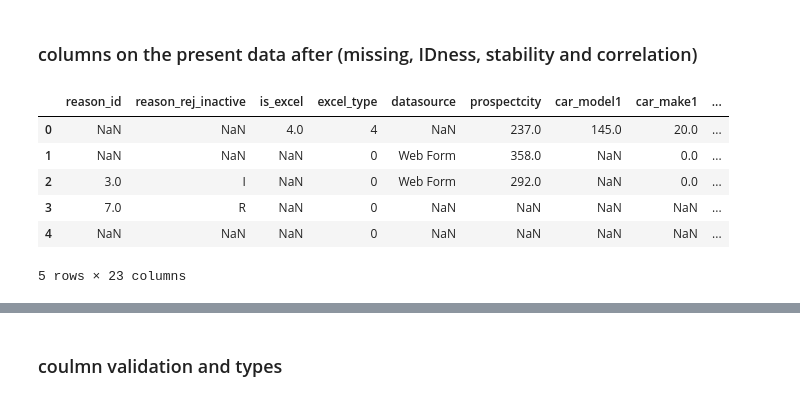
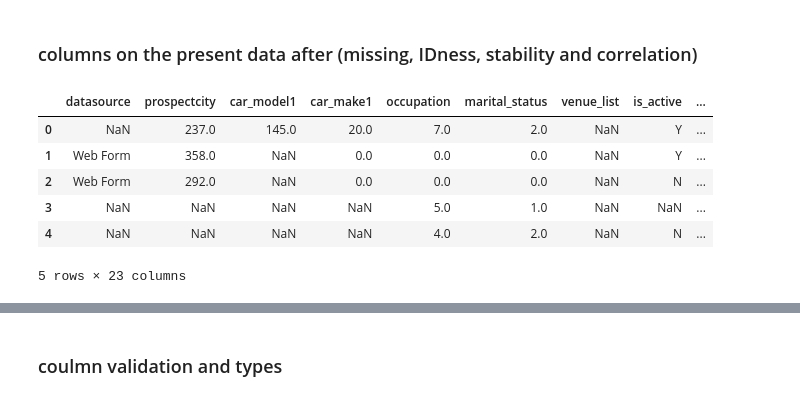
Before and after one commit to lokesh1233/LEAD_MS, a Jupyter notebook: notebooks/PreprocessingData.ipynb, the cells around one changed output, grey strips where cells are left out. Cells and saved outputs as stored; diff of their text form; code cells hidden in the pictures.

```diff
--- a/notebooks/PreprocessingData.ipynb
+++ b/notebooks/PreprocessingData.ipynb
@@ -122,16 +122,16 @@ Index(['id', 'prospect_id', 'isnewleadprimary', 'assigned_to_user_id',
 # %% [markdown]
 ### columns on the present data after (missing, IDness, stability and correlation)
 # %%
-lead_Prospect_mast[["reason_id", "reason_rej_inactive", "is_excel", "excel_type", "datasource", "prospectcity", "car_model1", "car_make1", "occupation",
+lead_Prospect_mast[["datasource", "prospectcity", "car_model1", "car_make1", "occupation",
 "marital_status", "venue_list", "is_active", "lead_score", "status", "pullpushflag", "city", "age_group", "interested", "reason", "position_role_id",
-"prospect_control_location", "lead_stage", "is_customer"]].head()
+"prospect_control_location", "lead_stage", "is_customer", "reason_id", "reason_rej_inactive", "is_excel", "excel_type"]].head()
 # %% [output]
-|  | reason_id | reason_rej_inactive | is_excel | excel_type | datasource | prospectcity | car_model1 | car_make1 | ... |
-| 0 | NaN | NaN | 4.0 | 4 | NaN | 237.0 | 145.0 | 20.0 | ... |
-| 1 | NaN | NaN | NaN | 0 | Web Form | 358.0 | NaN | 0.0 | ... |
-| 2 | 3.0 | I | NaN | 0 | Web Form | 292.0 | NaN | 0.0 | ... |
-| 3 | 7.0 | R | NaN | 0 | NaN | NaN | NaN | NaN | ... |
-| 4 | NaN | NaN | NaN | 0 | NaN | NaN | NaN | NaN | ... |
+|  | datasource | prospectcity | car_model1 | car_make1 | occupation | marital_status | venue_list | is_active | ... |
+| 0 | NaN | 237.0 | 145.0 | 20.0 | 7.0 | 2.0 | NaN | Y | ... |
+| 1 | Web Form | 358.0 | NaN | 0.0 | 0.0 | 0.0 | NaN | Y | ... |
+| 2 | Web Form | 292.0 | NaN | 0.0 | 0.0 | 0.0 | NaN | N | ... |
+| 3 | NaN | NaN | NaN | NaN | 5.0 | 1.0 | NaN | NaN | ... |
+| 4 | NaN | NaN | NaN | NaN | 4.0 | 2.0 | NaN | N | ... |
 5 rows × 23 columns
 # %%
 ### need to check columns
```
Also changed, not shown: parts of 28 cells of this notebook, 2 other files.
